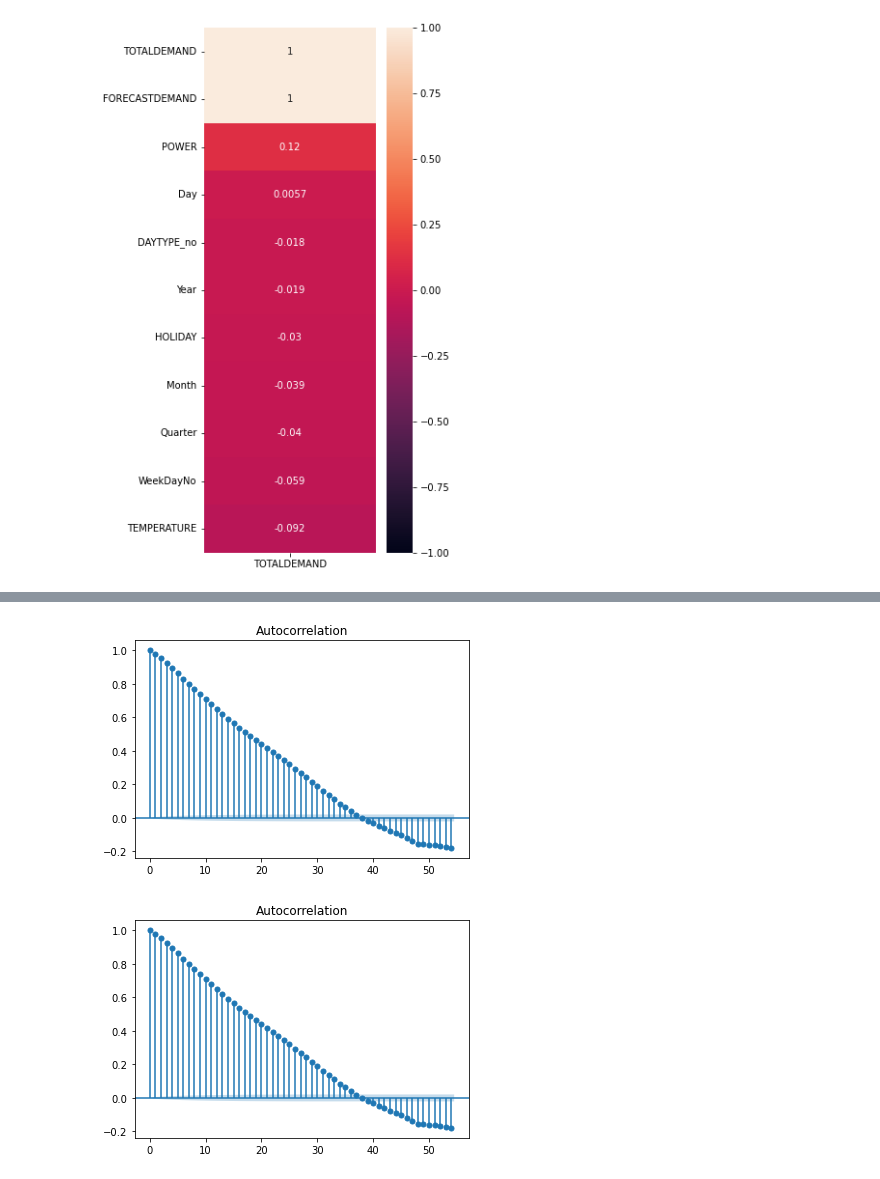
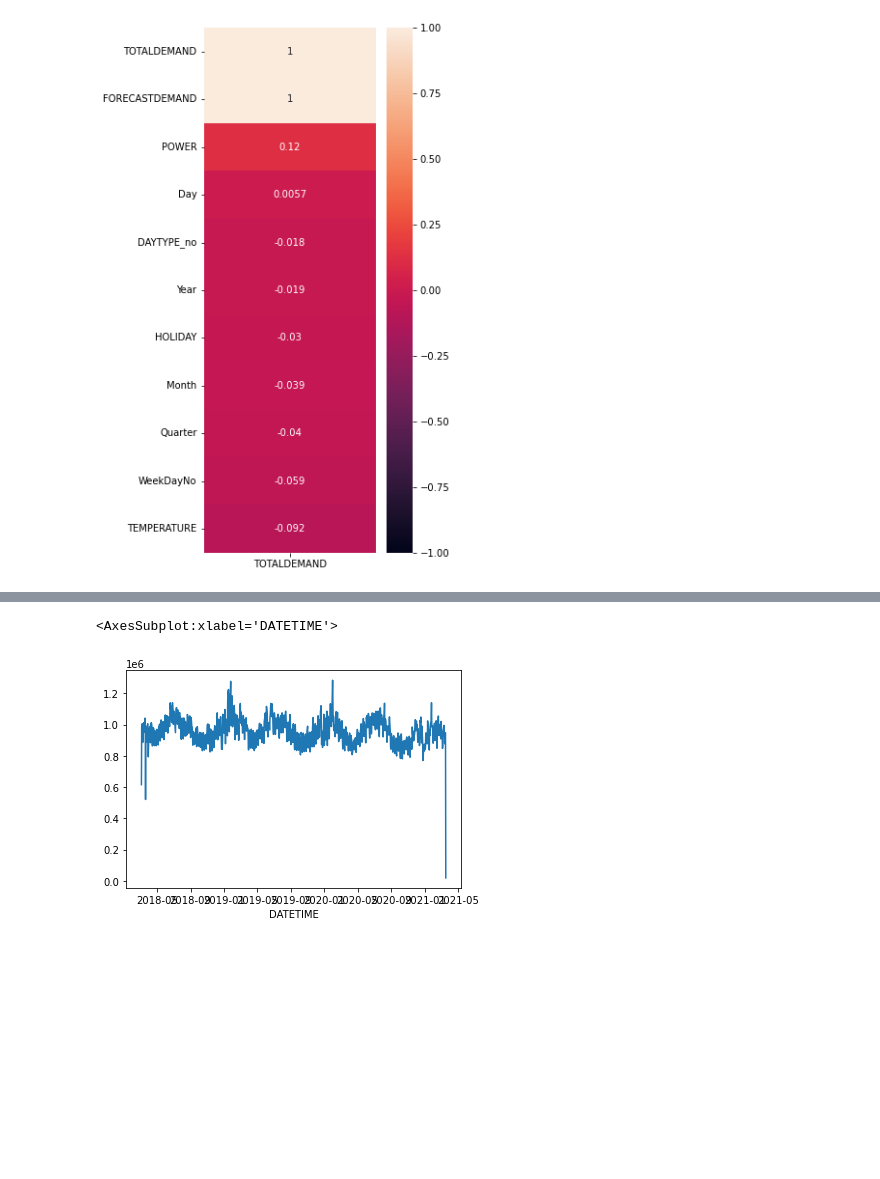
Before and after one commit to the-rahul-kumar/UNSW-Group-C-Project, a Jupyter notebook: Rahul-Workings/EDA.ipynb, the cells around one changed output, grey strips where cells are left out. Drawn from its saved outputs; the diff is of its cells as text; code cells hidden in the pictures; blank space fills up the shorter version.

```diff
--- a/Rahul-Workings/EDA.ipynb
+++ b/Rahul-Workings/EDA.ipynb
@@ -437,6 +485,7 @@ pd.plotting.autocorrelation_plot(data.TOTALDEMAND)
-# %%
-from statsmodels.graphics.tsaplots import plot_acf
-plot_acf(data.TOTALDEMAND)
-# %% [output]
-[figure, removed]
-[figure, removed]
+# %%
+# (df['Date_Time'].dt.date)
+
+data.groupby(data["DATETIME"].dt.date)["TOTALDEMAND"].sum().plot(kind='line', rot=0)
+# %% [output]
+<AxesSubplot:xlabel='DATETIME'>
+[figure, added]
```
Also changed, not shown: parts of 6 cells of this notebook, 4 other files.
